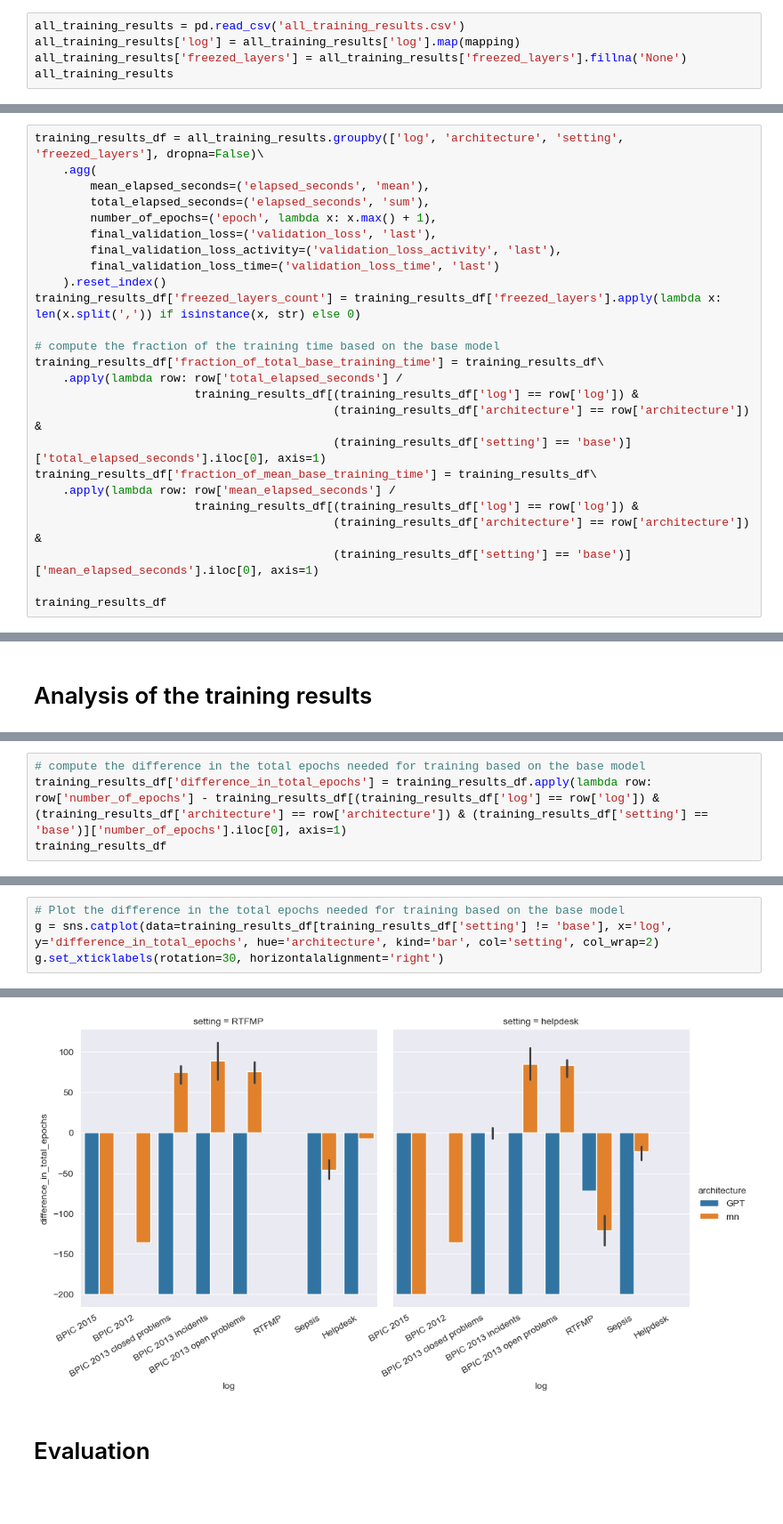
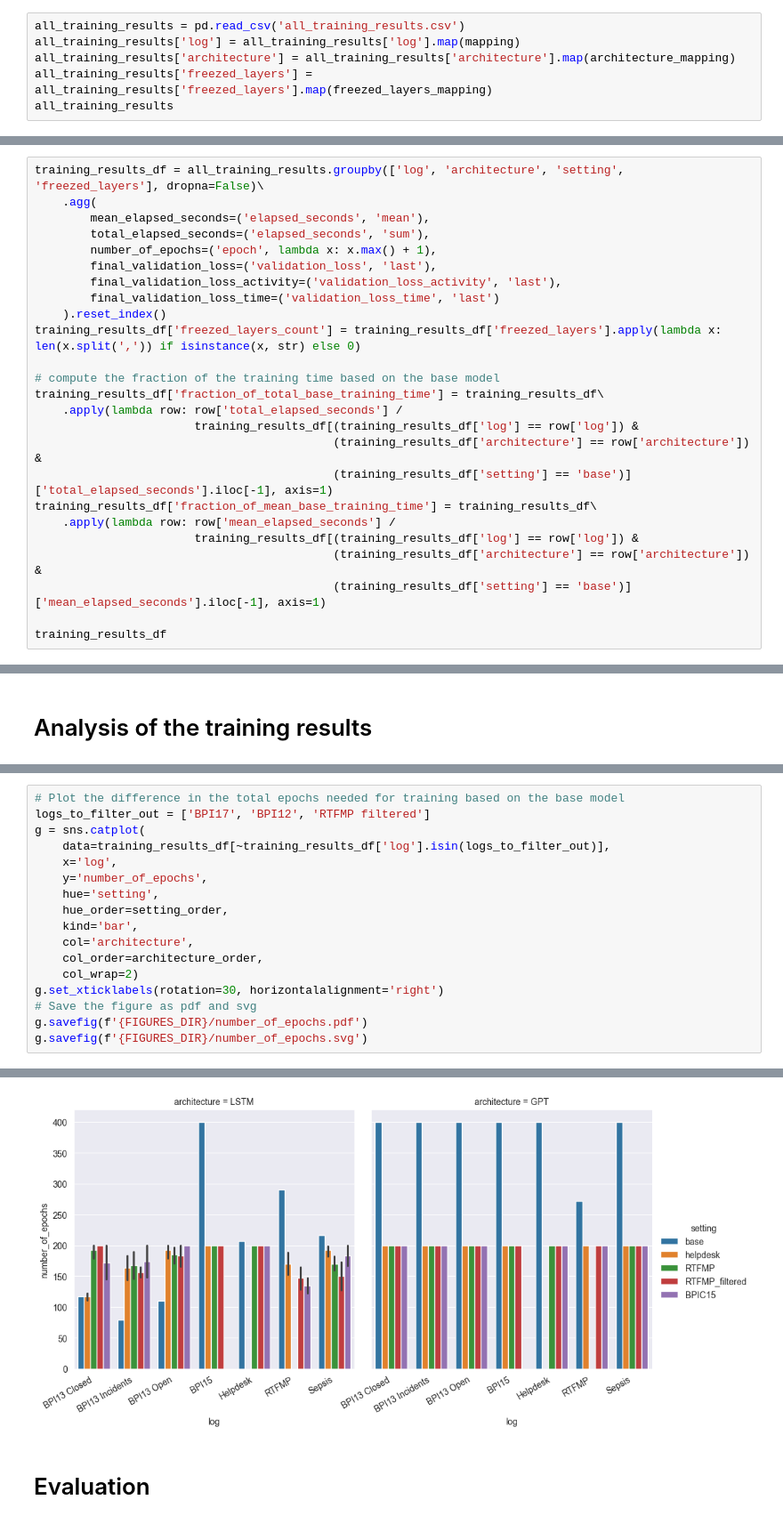
Before and after one commit to Hannoma/Transfer-Learning-for-Predictive-Process-Monitoring, a Jupyter notebook: investigating_results.ipynb, the cells around one changed output, grey strips where cells are left out. Shown at 89% size. Saved outputs shown, nothing was run; the diff lists cells and outputs as text; blank space fills up the shorter version.

```diff
--- a/investigating_results.ipynb
+++ b/investigating_results.ipynb
@@ -22,7 +60,8 @@ mapping = {
 # %%
 all_training_results = pd.read_csv('all_training_results.csv')
 all_training_results['log'] = all_training_results['log'].map(mapping)
-all_training_results['freezed_layers'] = all_training_results['freezed_layers'].fillna('None')
+all_training_results['architecture'] = all_training_results['architecture'].map(architecture_mapping)
+all_training_results['freezed_layers'] = all_training_results['freezed_layers'].map(freezed_layers_mapping)
 all_training_results
 # %% [output]
 |  | Unnamed: 0 | datetime | epoch | training_loss_activity | training_loss_time | training_loss | ... |
@@ -77,12 +116,12 @@ training_results_df['fraction_of_total_base_training_time'] = training_results_d
     .apply(lambda row: row['total_elapsed_seconds'] /
                        training_results_df[(training_results_df['log'] == row['log']) &
                                            (training_results_df['architecture'] == row['architecture']) &
-                                           (training_results_df['setting'] == 'base')]['total_elapsed_seconds'].iloc[0], axis=1)
+                                           (training_results_df['setting'] == 'base')]['total_elapsed_seconds'].iloc[-1], axis=1)
 training_results_df['fraction_of_mean_base_training_time'] = training_results_df\
     .apply(lambda row: row['mean_elapsed_seconds'] /
                        training_results_df[(training_results_df['log'] == row['log']) &
                                            (training_results_df['architecture'] == row['architecture']) &
-                                           (training_results_df['setting'] == 'base')]['mean_elapsed_seconds'].iloc[0], axis=1)
+                                           (training_results_df['setting'] == 'base')]['mean_elapsed_seconds'].iloc[-1], axis=1)
 
 training_results_df
 # %% [output]
@@ -172,7 +245,3 @@ g.set_xticklabels(rotation=30, horizontalalignment='right')
 # %% [output]
 <seaborn.axisgrid.FacetGrid at 0x...>
 [figure]
-# %%
-# compute the difference in the total epochs needed for training based on the base model
-training_results_df['difference_in_total_epochs'] = training_results_df.apply(lambda row: row['number_of_epochs'] - training_results_df[(training_results_df['log'] == row['log']) & (training_results_df['architecture'] == row['architecture']) & (training_results_df['setting'] == 'base')]['number_of_epochs'].iloc[0], axis=1)
-training_results_df
@@ -193,5 +248,18 @@ training_results_df
 # %%
 # Plot the difference in the total epochs needed for training based on the base model
-g = sns.catplot(data=training_results_df[training_results_df['setting'] != 'base'], x='log', y='difference_in_total_epochs', hue='architecture', kind='bar', col='setting', col_wrap=2)
+logs_to_filter_out = ['BPI17', 'BPI12', 'RTFMP filtered']
+g = sns.catplot(
+    data=training_results_df[~training_results_df['log'].isin(logs_to_filter_out)],
+    x='log',
+    y='number_of_epochs',
+    hue='setting',
+    hue_order=setting_order,
+    kind='bar',
+    col='architecture',
+    col_order=architecture_order,
+    col_wrap=2)
 g.set_xticklabels(rotation=30, horizontalalignment='right')
+# Save the figure as pdf and svg
+g.savefig(f'{FIGURES_DIR}/number_of_epochs.pdf')
+g.savefig(f'{FIGURES_DIR}/number_of_epochs.svg')
 # %% [output]
@@ -199,4 +266,4 @@ g.set_xticklabels(rotation=30, horizontalalignment='right')
-[figure, old version]
+[figure, new version]
 # %% [markdown]
 # Evaluation
 # %%
```
Also changed, not shown: parts of 24 cells of this notebook, 21 other files.
